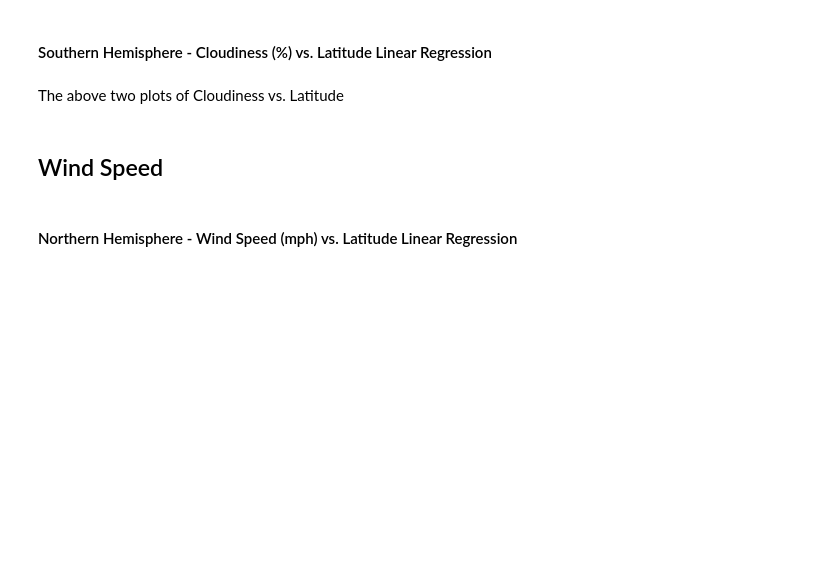
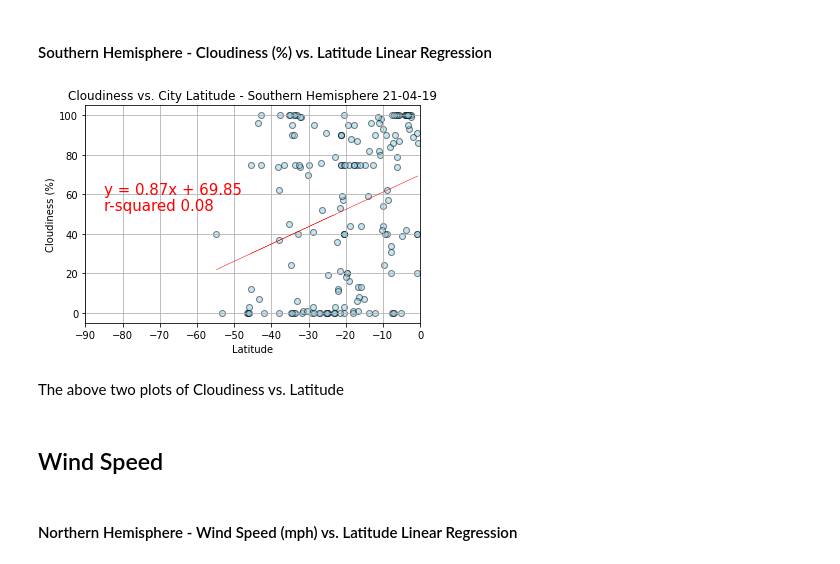
Before and after one commit to madisonfisher/python-api-challenge, a Jupyter notebook: WeatherPy.ipynb, the cells around one changed output. Cells and saved outputs as stored; diff of their text form; code cells hidden in the pictures; blank space fills up the shorter version.

```diff
--- a/WeatherPy.ipynb
+++ b/WeatherPy.ipynb
@@ -347,5 +371,29 @@ The above two plots of Humidity vs. Latitude
 # %% [markdown]
 ####  Southern Hemisphere - Cloudiness (%) vs. Latitude Linear Regression
+# %%
+#linear regression
+slope_cloud_south, int_cloud_south, r_cloud_south, p_cloud_south, std_cloud_south = linregress(south_city_data["Lat"], south_city_data["Cloudiness"])
+fit_cloud_south = slope_cloud_south * south_city_data["Lat"] + int_cloud_south
+line_cloud_south = "y = " + str(round(slope_cloud_south,2)) + "x + " + str(round(int_cloud_south,2))
+r_sq_cloud_south = "r-squared " + str(round(r_cloud_south**2,2))
+
+#graphing
+plt.scatter(south_city_data["Lat"], south_city_data["Cloudiness"], marker="o", facecolors="skyblue", edgecolors="black", alpha =.5)
+plt.xlim(-90,0)
+
+plt.title(f"Cloudiness vs. City Latitude - Southern Hemisphere {thedate}")
+plt.xlabel("Latitude")
+plt.ylabel("Cloudiness (%)")
+plt.grid()
+
+plt.plot(south_city_data["Lat"], fit_cloud_south, "red", linewidth=.25)
+plt.annotate(line_cloud_south ,(-85,60),fontsize=15,color="red")
+plt.annotate(r_sq_cloud_south ,(-85,52),fontsize=15,color="red")
+
+plt.savefig("weather_data/cloud_latitude_south.png")
+plt.show()
+# %% [output]
+[figure, added]
 # %% [markdown]
 The above two plots of Cloudiness vs. Latitude
 # %% [markdown]
```
Also changed, not shown: parts of 3 cells of this notebook, 4 other files.
